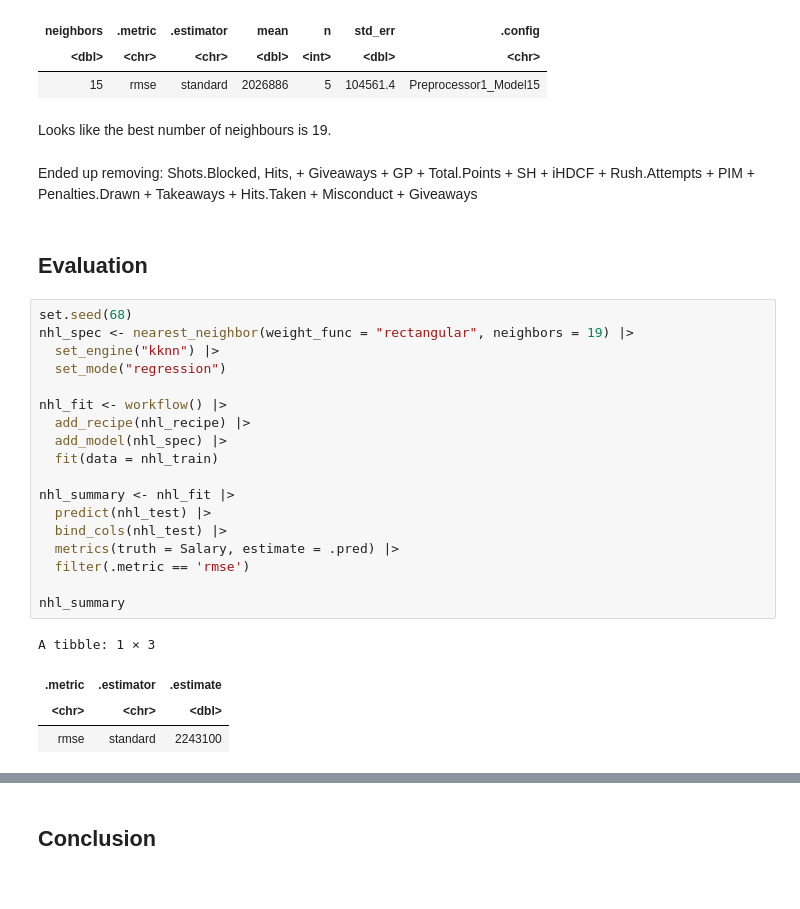
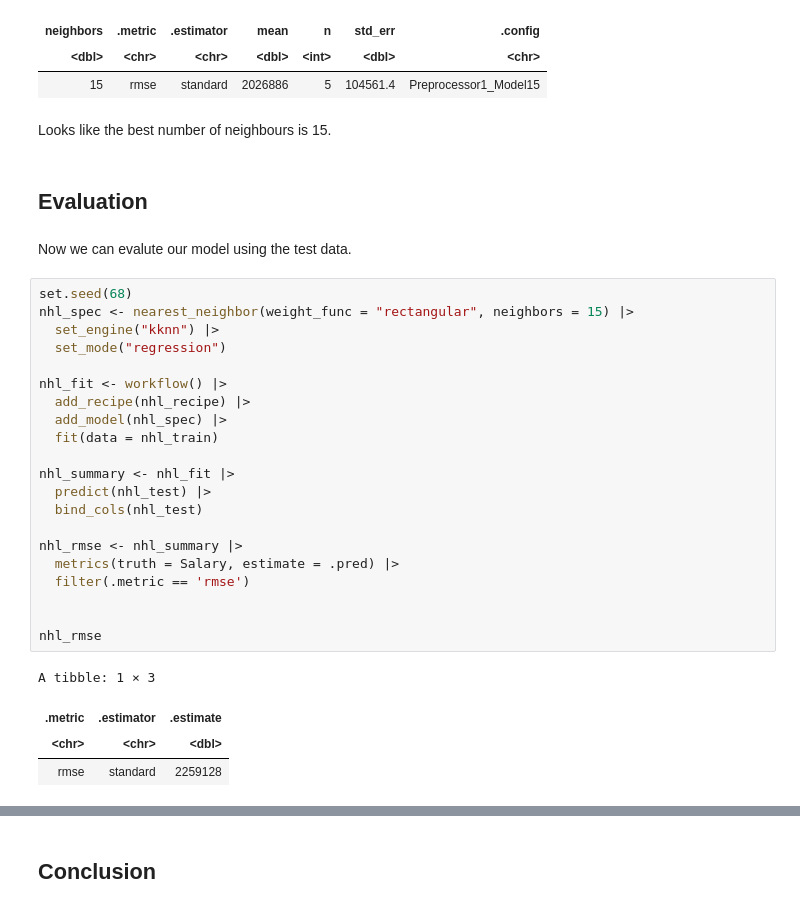
Before and after one commit to jjadeb/Stat_301_Project, a Jupyter notebook: HockeyProject.ipynb, the cells around one changed output, grey strips where cells are left out. Drawn from its saved outputs; the diff is of its cells as text.

```diff
--- a/HockeyProject.ipynb
+++ b/HockeyProject.ipynb
@@ -278,31 +292,34 @@ A tibble: 1 × 7
 | <dbl> | <chr> | <chr> | <dbl> | <int> | <dbl> | <chr> |
 | 15 | rmse | standard | 2026886 | 5 | 104561.4 | Preprocessor1_Model15 |
 # %% [markdown]
-Looks like the best number of neighbours is 19.
+Looks like the best number of neighbours is 15.
-# %% [markdown]
-Ended up removing: Shots.Blocked, Hits, + Giveaways + GP + Total.Points + SH + iHDCF + Rush.Attempts + PIM + Penalties.Drawn + Takeaways + Hits.Taken + Misconduct + Giveaways
 # %% [markdown]
 ## Evaluation
+# %% [markdown]
+Now we can evalute our model using the test data.
 # %%
 set.seed(68)
-nhl_spec <- nearest_neighbor(weight_func = "rectangular", neighbors = 19) |>
+nhl_spec <- nearest_neighbor(weight_func = "rectangular", neighbors = 15) |>
   set_engine("kknn") |>
   set_mode("regression")
 
 nhl_fit <- workflow() |>
   add_recipe(nhl_recipe) |>
   add_model(nhl_spec) |>
   fit(data = nhl_train)
 
 nhl_summary <- nhl_fit |>
   predict(nhl_test) |>
-  bind_cols(nhl_test) |>
+  bind_cols(nhl_test)
+
+nhl_rmse <- nhl_summary |>
   metrics(truth = Salary, estimate = .pred) |>
   filter(.metric == 'rmse')
 
-nhl_summary
+
+nhl_rmse
 # %% [output]
 A tibble: 1 × 3
 | .metric | .estimator | .estimate |
 | <chr> | <chr> | <dbl> |
-| rmse | standard | 2243100 |
+| rmse | standard | 2259128 |
```
Also changed, not shown: parts of 23 cells of this notebook.
